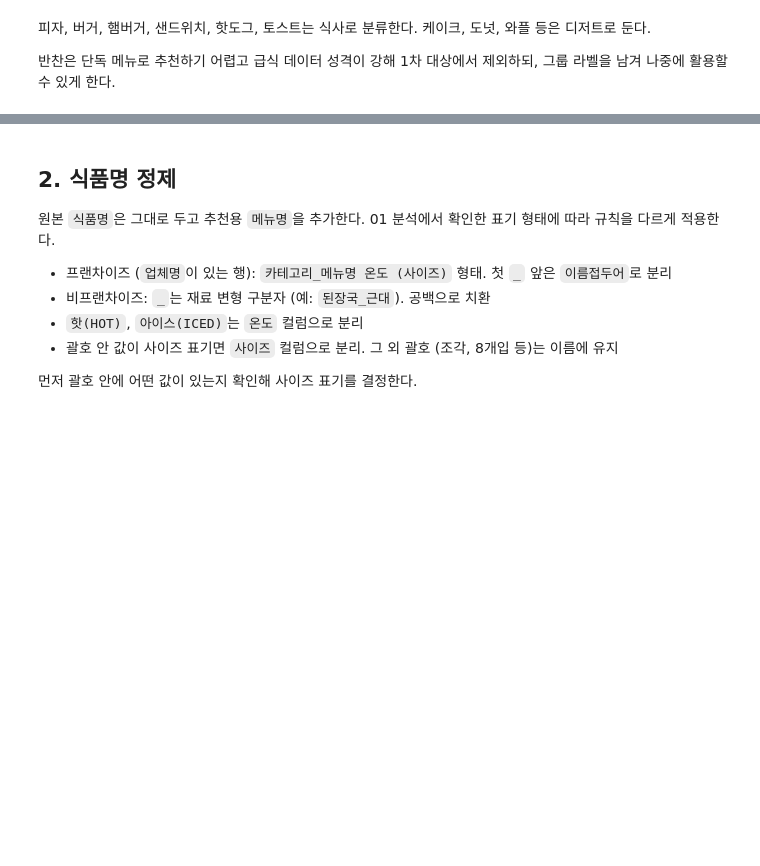
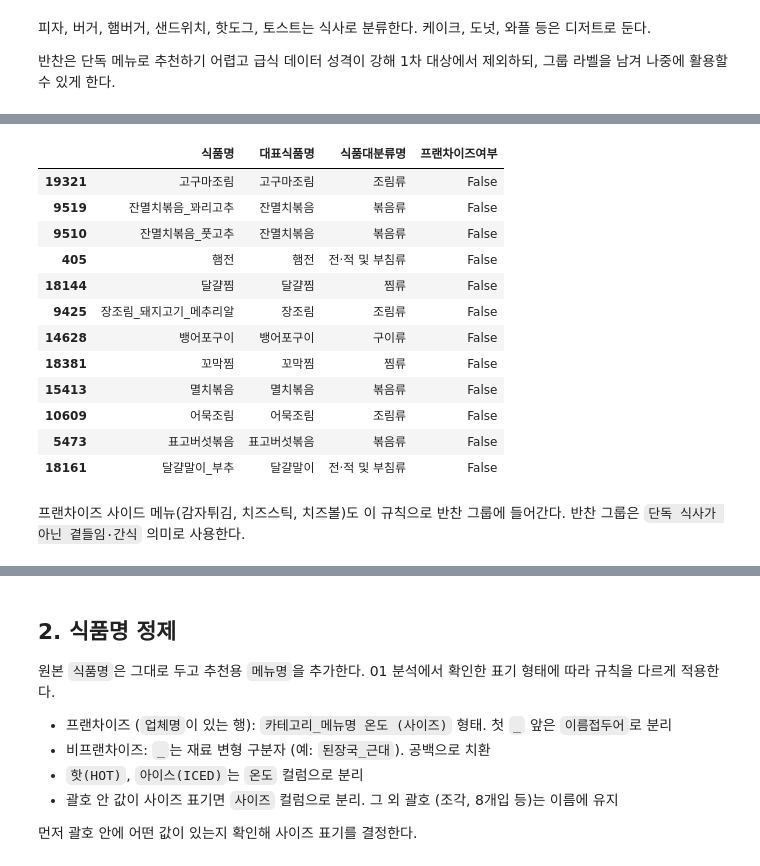
Before and after one commit to JeongHyck06/Menu-recommend-algorithmn, a Jupyter notebook: notebooks/02_preprocessing.ipynb, the cells around one changed output, grey strips where cells are left out. Drawn from its saved outputs; the diff is of its cells as text; code cells hidden in the pictures; blank space fills up the shorter version.

```diff
--- a/notebooks/02_preprocessing.ipynb
+++ b/notebooks/02_preprocessing.ipynb
@@ -85,0 +124,11 @@ Name: count, dtype: int64
+# %%
+work["메뉴그룹"] = fd.assign_menu_group(work)
+
+cooking = work[work["식품대분류명"].isin(fd.COOKING_CATEGORIES)]
+side_change = pd.DataFrame({
+    "보완 전 식사": cooking.groupby("식품대분류명").size(),
+    "보완 후 식사": cooking[cooking["메뉴그룹"] == fd.MENU_GROUP_MEAL].groupby("식품대분류명").size(),
+    "반찬 전환": cooking[cooking["메뉴그룹"] == fd.MENU_GROUP_SIDE].groupby("식품대분류명").size(),
+}).fillna(0).astype(int)
+side_change.loc["합계"] = side_change.sum()
+side_change
@@ -85,0 +189,20 @@ Name: count, dtype: int64
+# %%
+# 전환된 행의 실제 메뉴명 예시
+changed = cooking[cooking["메뉴그룹"] == fd.MENU_GROUP_SIDE]
+changed[["식품명", "대표식품명", "식품대분류명", "프랜차이즈여부"]].sample(12, random_state=0)
+# %% [output]
+|  | 식품명 | 대표식품명 | 식품대분류명 | 프랜차이즈여부 |
+| 19321 | 고구마조림 | 고구마조림 | 조림류 | False |
+| 9519 | 잔멸치볶음_꽈리고추 | 잔멸치볶음 | 볶음류 | False |
+| 9510 | 잔멸치볶음_풋고추 | 잔멸치볶음 | 볶음류 | False |
+| 405 | 햄전 | 햄전 | 전·적 및 부침류 | False |
+| 18144 | 달걀찜 | 달걀찜 | 찜류 | False |
+| 9425 | 장조림_돼지고기_메추리알 | 장조림 | 조림류 | False |
+| 14628 | 뱅어포구이 | 뱅어포구이 | 구이류 | False |
+| 18381 | 꼬막찜 | 꼬막찜 | 찜류 | False |
+| 15413 | 멸치볶음 | 멸치볶음 | 볶음류 | False |
+| 10609 | 어묵조림 | 어묵조림 | 조림류 | False |
+| 5473 | 표고버섯볶음 | 표고버섯볶음 | 볶음류 | False |
+| 18161 | 달걀말이_부추 | 달걀말이 | 전·적 및 부침류 | False |
+# %% [markdown]
+프랜차이즈 사이드 메뉴(감자튀김, 치즈스틱, 치즈볼)도 이 규칙으로 반찬 그룹에 들어간다. 반찬 그룹은 `단독 식사가 아닌 곁들임·간식` 의미로 사용한다.
```
Also changed, not shown: parts of 41 cells of this notebook, 1 other file.
